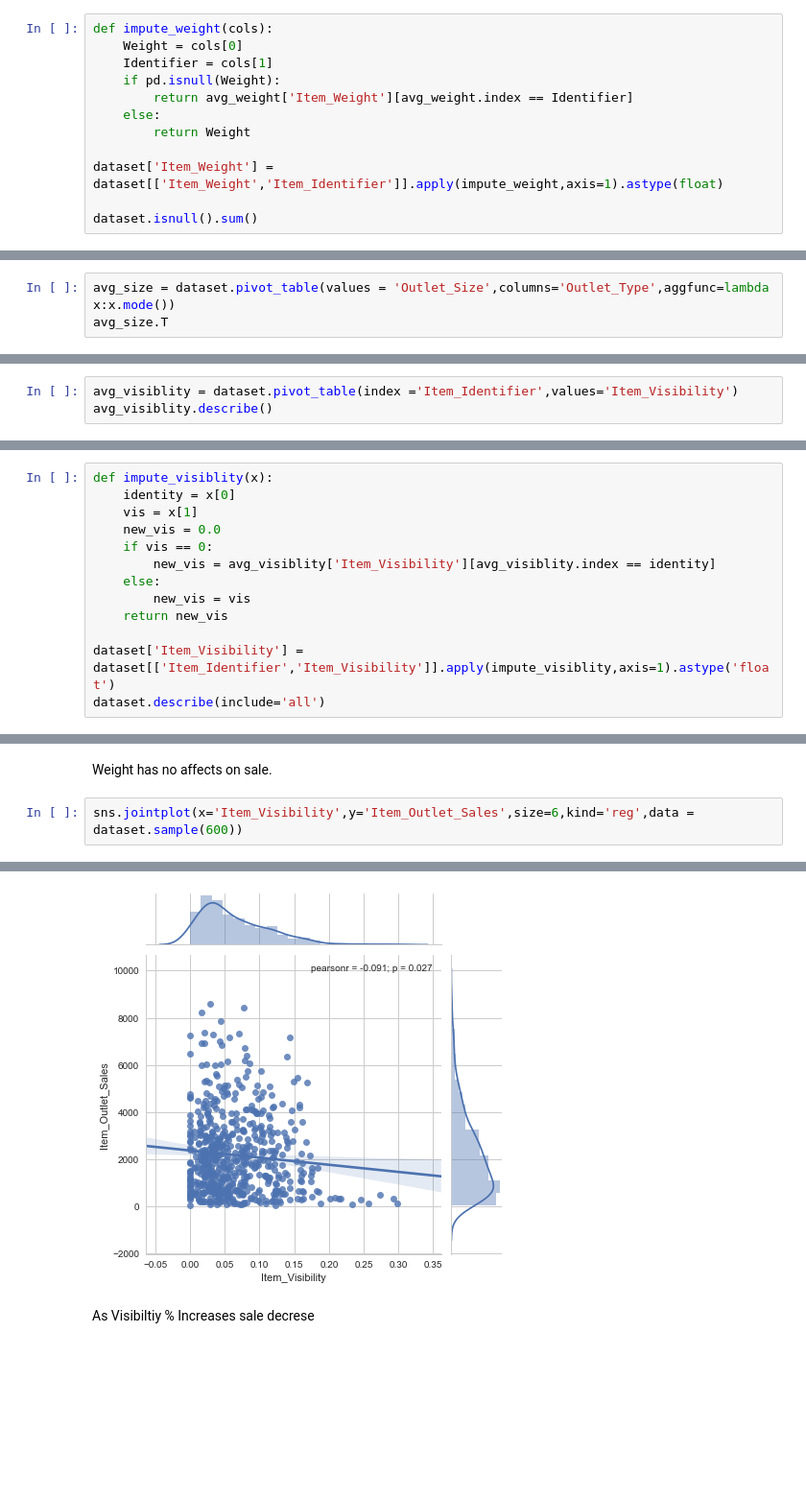
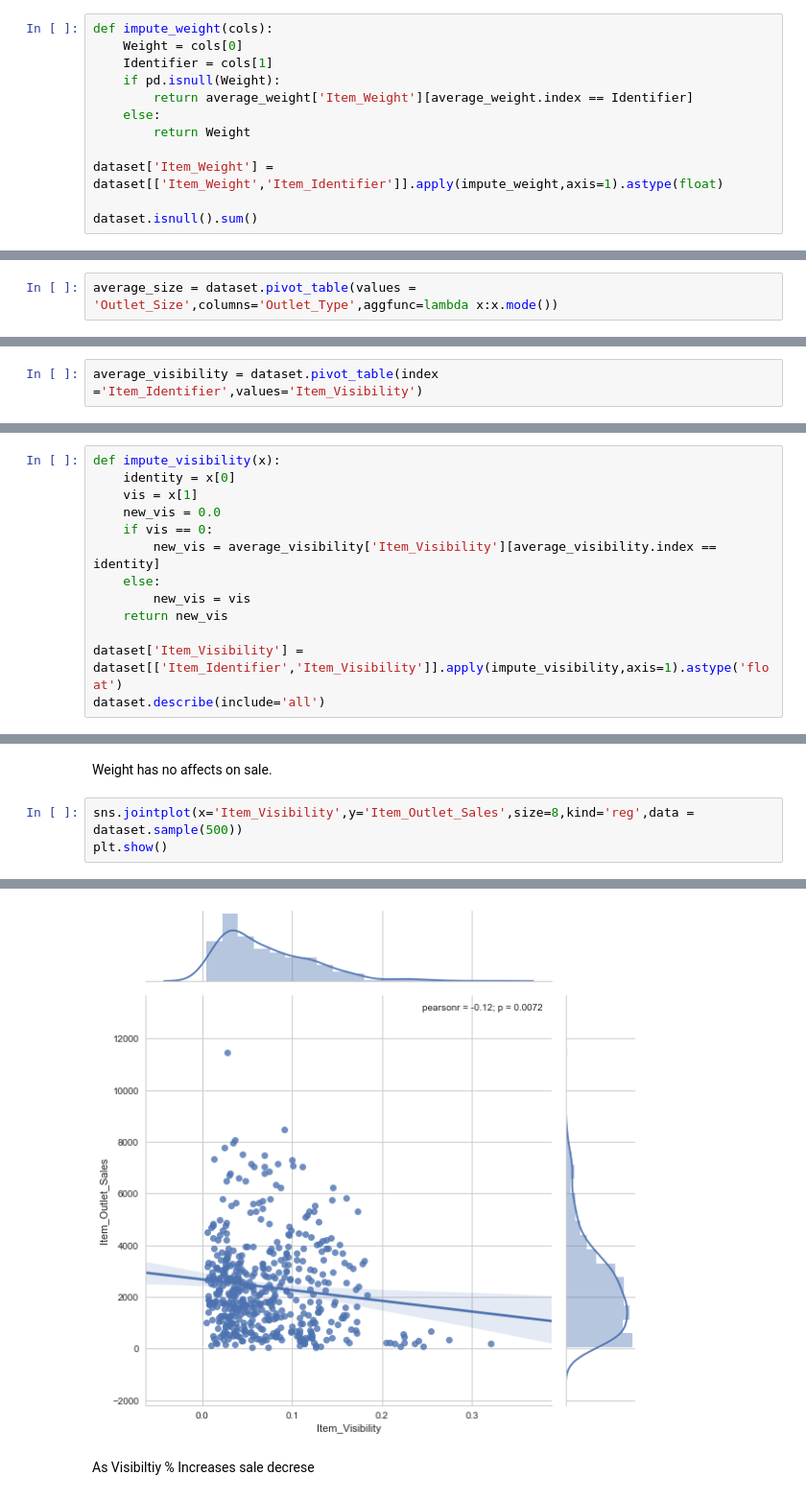
Before and after one commit to chanchalbhalla4/github-assignment, a Jupyter notebook: bigmart.ipynb, the cells around one changed output, grey strips where cells are left out. Shown at 96% size. Cells and saved outputs as stored; diff of their text form; blank space fills up the shorter version.

```diff
--- a/bigmart.ipynb
+++ b/bigmart.ipynb
@@ -95,7 +107,7 @@ def impute_weight(cols):
     Weight = cols[0]
     Identifier = cols[1]
     if pd.isnull(Weight):
-        return avg_weight['Item_Weight'][avg_weight.index == Identifier]
+        return average_weight['Item_Weight'][average_weight.index == Identifier]
     else:
         return Weight
 
@@ -148,3 +151,2 @@ dataset[dataset.Item_Weight.isnull()]
 # %%
-avg_size = dataset.pivot_table(values = 'Outlet_Size',columns='Outlet_Type',aggfunc=lambda x:x.mode())
-avg_size.T
+average_size = dataset.pivot_table(values = 'Outlet_Size',columns='Outlet_Type',aggfunc=lambda x:x.mode())
@@ -205,5 +209,4 @@ Outlet_Type                  0
 Item_Outlet_Sales            0
 dtype: int64
 # %%
-avg_visiblity = dataset.pivot_table(index ='Item_Identifier',values='Item_Visibility')
-avg_visiblity.describe()
+average_visibility = dataset.pivot_table(index ='Item_Identifier',values='Item_Visibility')
@@ -220,15 +225,15 @@ avg_visiblity.describe()
 # %%
-def impute_visiblity(x):
+def impute_visibility(x):
     identity = x[0]
     vis = x[1]
     new_vis = 0.0
     if vis == 0:
-        new_vis = avg_visiblity['Item_Visibility'][avg_visiblity.index == identity]
+        new_vis = average_visibility['Item_Visibility'][average_visibility.index == identity]
     else:
         new_vis = vis
     return new_vis
 
-dataset['Item_Visibility'] = dataset[['Item_Identifier','Item_Visibility']].apply(impute_visiblity,axis=1).astype('float')
+dataset['Item_Visibility'] = dataset[['Item_Identifier','Item_Visibility']].apply(impute_visibility,axis=1).astype('float')
 dataset.describe(include='all')
 # %% [output]
 |  | Item_Identifier | Item_Weight | Item_Fat_Content | Item_Visibility | Item_Type | Item_MRP | ... |
@@ -338,5 +354,6 @@ sns.jointplot(x='Item_Weight',y='Item_Outlet_Sales',size=6,kind='reg',data = dat
 # %% [markdown]
 Weight has no affects on sale.
 # %%
-sns.jointplot(x='Item_Visibility',y='Item_Outlet_Sales',size=6,kind='reg',data = dataset.sample(600))
+sns.jointplot(x='Item_Visibility',y='Item_Outlet_Sales',size=8,kind='reg',data = dataset.sample(500))
+plt.show()
 # %% [output]
@@ -344,4 +360,4 @@ sns.jointplot(x='Item_Visibility',y='Item_Outlet_Sales',size=6,kind='reg',data =
-[figure, old version]
+[figure, new version]
 # %% [markdown]
 As Visibiltiy % Increases sale decrese
 # %% [markdown]
```
Also changed, not shown: parts of 40 cells of this notebook.
